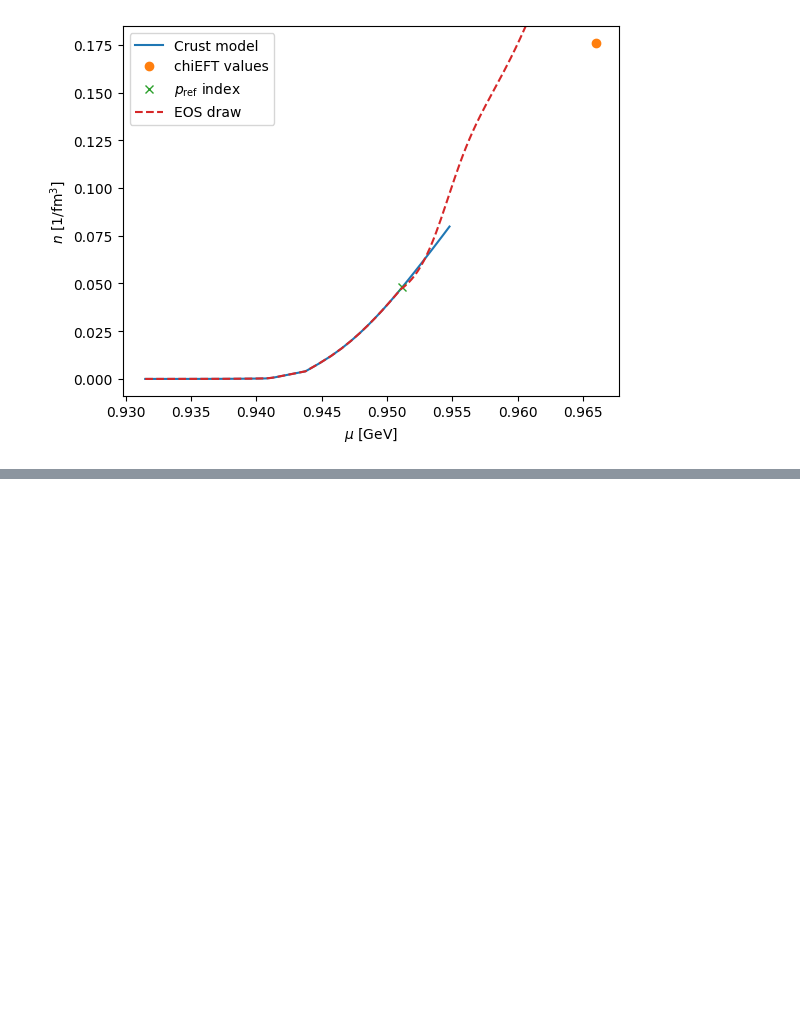
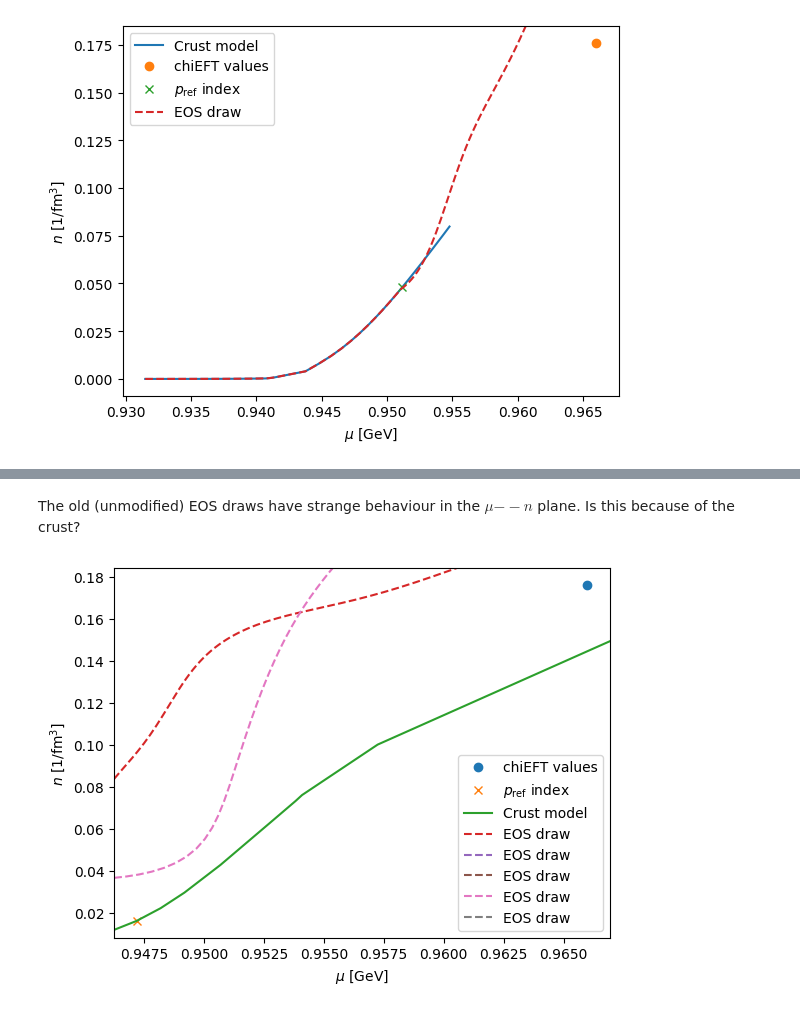
Before and after one commit to eliotfinch/pqcd, a Jupyter notebook: notebooks/inspect_crust.ipynb, the cells around one changed output, grey strips where cells are left out. Cells and saved outputs as stored; diff of their text form; code cells hidden in the pictures; blank space fills up the shorter version.

```diff
--- a/notebooks/inspect_crust.ipynb
+++ b/notebooks/inspect_crust.ipynb
@@ -143,7 +143,23 @@ ax.legend();
 # in http://arxiv.org/abs/1910.09740 its stated that p_ref = 5.4e31 dyn/cm^2,
 # which is the pressure they force the GP to approach phi = 6 (i.e., they're
 # trying to roughly match some known low-pressure physics)
+
+# I think this is the crust model they used?
+from universality import eos
+
+default_crust_pressure = to_GeV_per_cubic_femtometre(eos.CRUST_PRESSUREC2)
+default_crust_energy_density = to_GeV_per_cubic_femtometre(eos.CRUST_ENERGY_DENSITYC2)
+default_crust_number_density = to_nucleons_per_cubic_femtometre(eos.CRUST_BARYON_DENSITY)
+
+default_crust_chemical_potential = (
+    default_crust_energy_density+default_crust_pressure
+    )/default_crust_number_density
+
 p_ref = dyn_per_square_cm_to_GeV_per_cubic_femtometer(5.4e31)
 p_ref
 # %% [output]
 3.37068e-05
+# %%
+# The index where this reference pressure is in the crust array
+p_ref_index = np.argmin(abs(default_crust_pressure-p_ref))
+p_ref_index
@@ -243,0 +321,49 @@ ax.legend();
+# %% [markdown]
+The old (unmodified) EOS draws have strange behaviour in the $\mu \mathrm{--} n$ plane. Is this because of the crust?
+# %%
+collated_eos_path = [
+    '../data/eos-draws-default.csv',
+    '../data/collated_np_all_post.csv'
+    ][1]
+target_dir = '../data/eos-draws-default'
+
+collated_eos = pd.read_csv(collated_eos_path)
+
+fig, ax = plt.subplots()
+
+ax.plot(muL, nL, 'o', label='chiEFT values')
+ax.plot(
+    default_crust_chemical_potential[p_ref_index],
+    default_crust_number_density[p_ref_index],
+    'x',
+    label='$p_\mathrm{ref}$ index'
+    )
+
+xlim = ax.get_xlim()
+ylim = ax.get_ylim()
+
+ax.plot(default_crust_chemical_potential, default_crust_number_density, label='Crust model')
+
+n_draws = 5
+for eos in collated_eos.eos[:5]:
+
+    eos = int(eos)
+    eos = pd.read_csv(f'{target_dir}/eos-draw-{eos:06}.csv')
+
+    eos_pressure = to_GeV_per_cubic_femtometre(eos.pressurec2)
+    eos_energy_density = to_GeV_per_cubic_femtometre(eos.energy_densityc2)
+    eos_number_density = to_nucleons_per_cubic_femtometre(eos.baryon_density)
+
+    eos_chemical_potential = (eos_energy_density+eos_pressure)/eos_number_density
+
+    ax.plot(eos_chemical_potential, eos_number_density, linestyle='--', label='EOS draw')
+
+ax.set_xlim(xlim)
+ax.set_ylim(ylim)
+
+ax.set_xlabel(r'$\mu$ [GeV]')
+ax.set_ylabel(r'$n$ [1/fm$^3$]')
+
+ax.legend();
+# %% [output]
+[figure, added]
```
Also changed, not shown: parts of 7 cells of this notebook.
